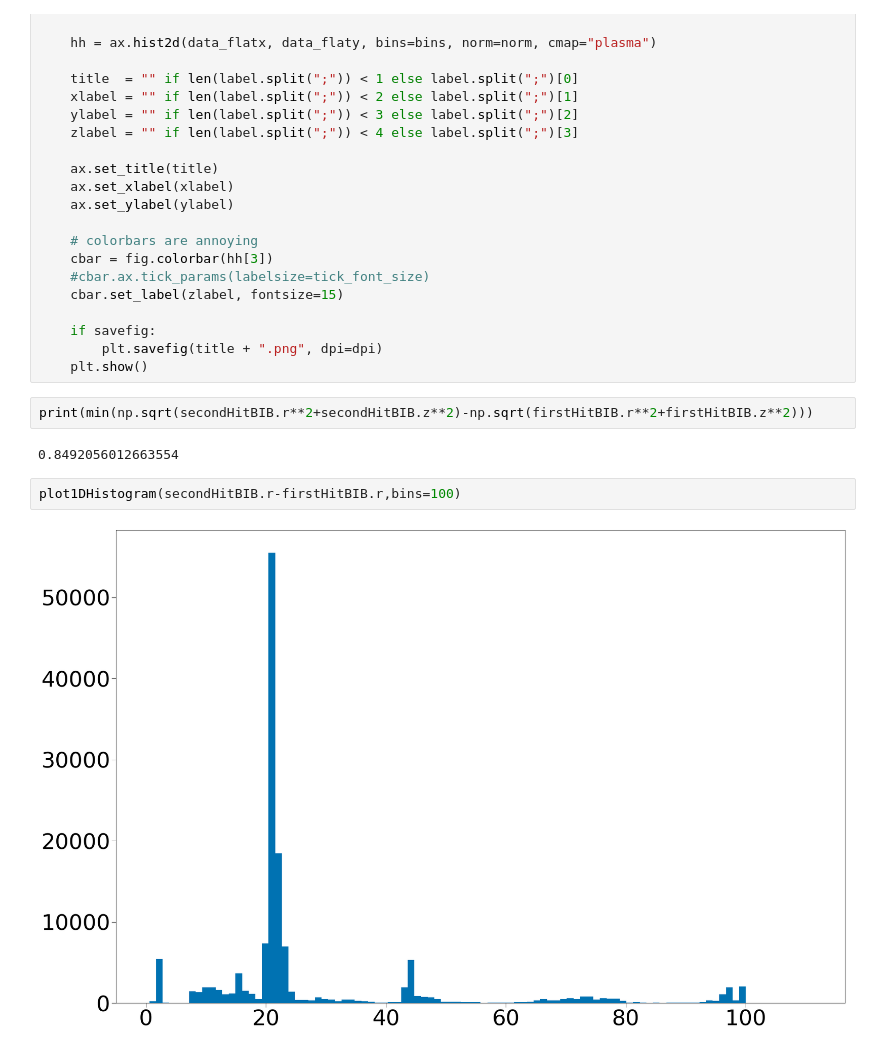
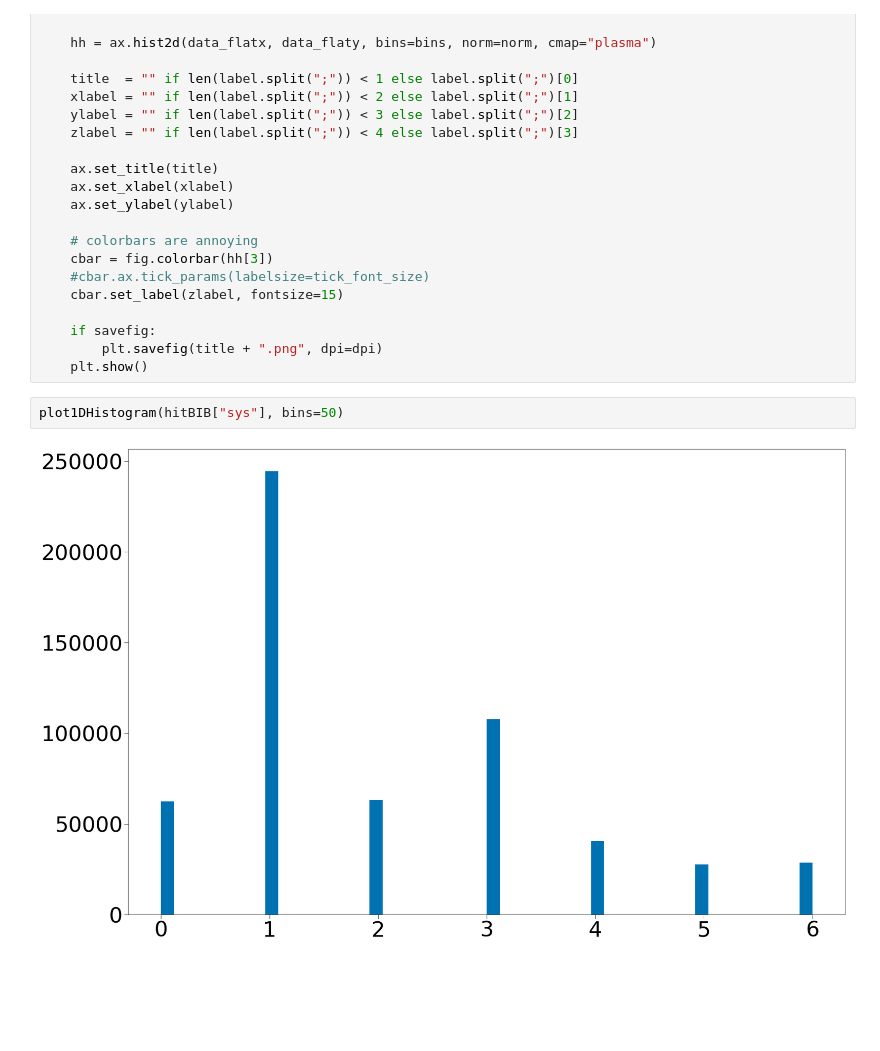
Before and after one commit to Isaac-Hirsch/10TeVMCDataAnalysis, a Jupyter notebook: doubleLayerFiltering/Double-Layer Filtering.ipynb, the cells around one changed output. Saved outputs shown, nothing was run; the diff lists cells and outputs as text; blank space fills up the shorter version.

```diff
--- a/doubleLayerFiltering/Double-Layer Filtering.ipynb
+++ b/doubleLayerFiltering/Double-Layer Filtering.ipynb
@@ -139,12 +109,8 @@ def plot2DHistogram(datax, datay, bins=100, norm="log", label="", savefig=False,
     if savefig:
         plt.savefig(title + ".png", dpi=dpi)
     plt.show()
-# %%
-print(min(np.sqrt(secondHitBIB.r**2+secondHitBIB.z**2)-np.sqrt(firstHitBIB.r**2+firstHitBIB.z**2)))
-# %% [output]
-0.8492056012663554
-# %%
-plot1DHistogram(secondHitBIB.r-firstHitBIB.r,bins=100)
-# %% [output]
-[figure, removed]
+# %%
+plot1DHistogram(hitBIB["sys"], bins=50)
+# %% [output]
+[figure, added]
 # %%
```
Also changed, not shown: parts of 14 cells of this notebook.
